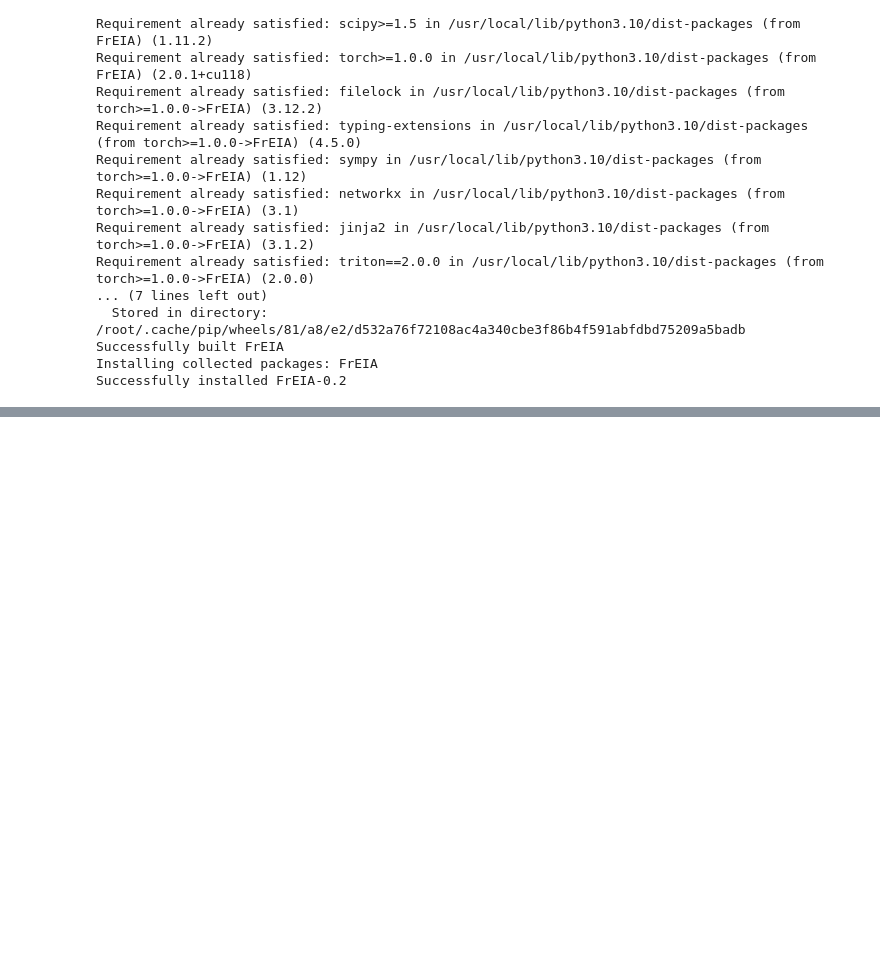
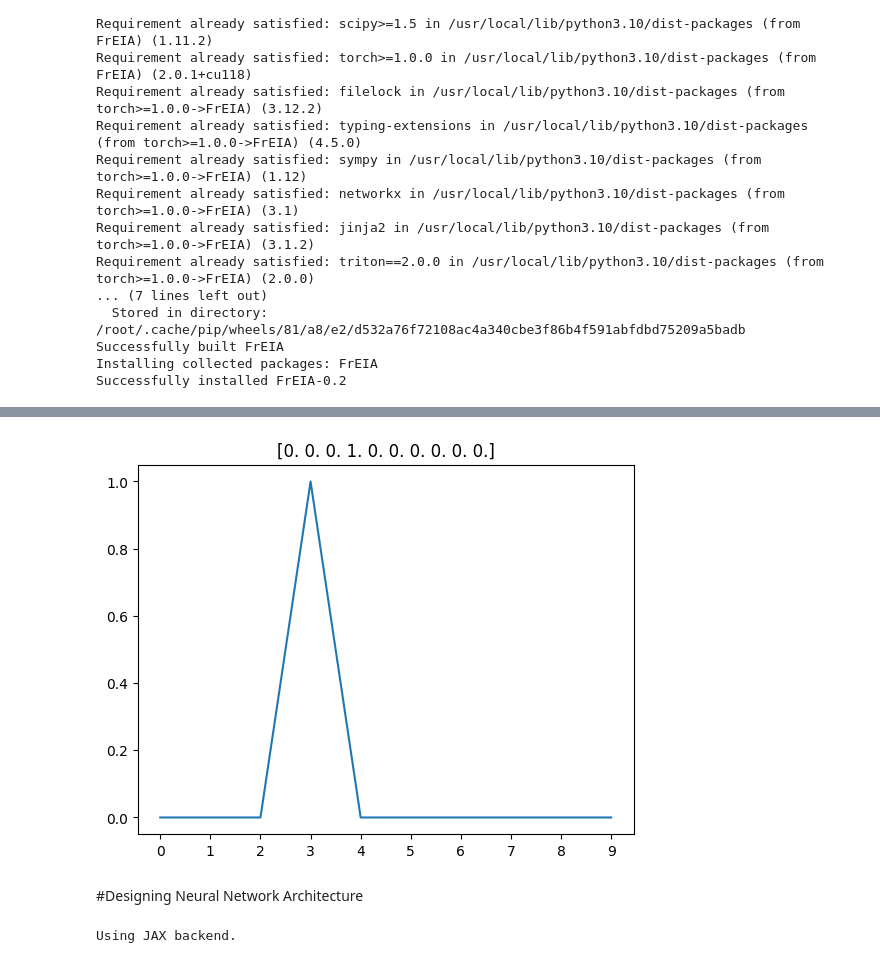
Before and after one commit to jbmmbj/m494, a Jupyter notebook: FrEIA_Tutorial.ipynb, the cells around one changed output, grey strips where cells are left out. Drawn from its saved outputs; the diff is of its cells as text; code cells hidden in the pictures; blank space fills up the shorter version.

```diff
--- a/FrEIA_Tutorial.ipynb
+++ b/FrEIA_Tutorial.ipynb
@@ -92,0 +215,8 @@ torch.cuda.is_available()
+# %%
+plt.title(y_train[9])
+plt.plot(y_train[9])
+plt.xticks(range(10));
+# %% [output]
+[figure, added]
+# %% [markdown]
+#Designing Neural Network Architecture
@@ -92,0 +229,12 @@ torch.cuda.is_available()
+# %%
+import numpy as np
+import os
+
+os.environ["KERAS_BACKEND"] = "jax"
+
+# Note that keras_core should only be imported after the backend
+# has been configured. The backend cannot be changed once the
+# package is imported.
+import keras_core as keras
+# %% [output]
+Using JAX backend.
```
Also changed, not shown: parts of 25 cells of this notebook.
